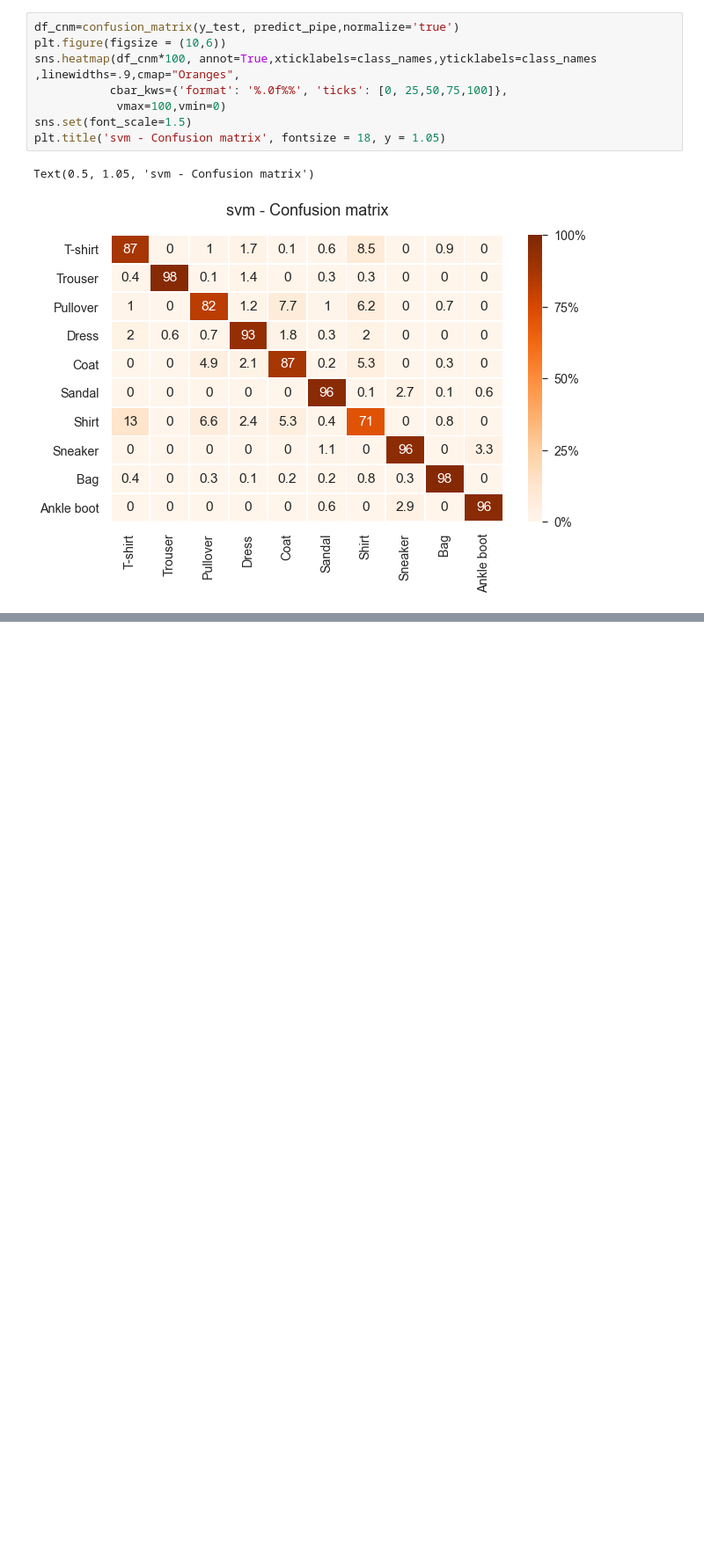
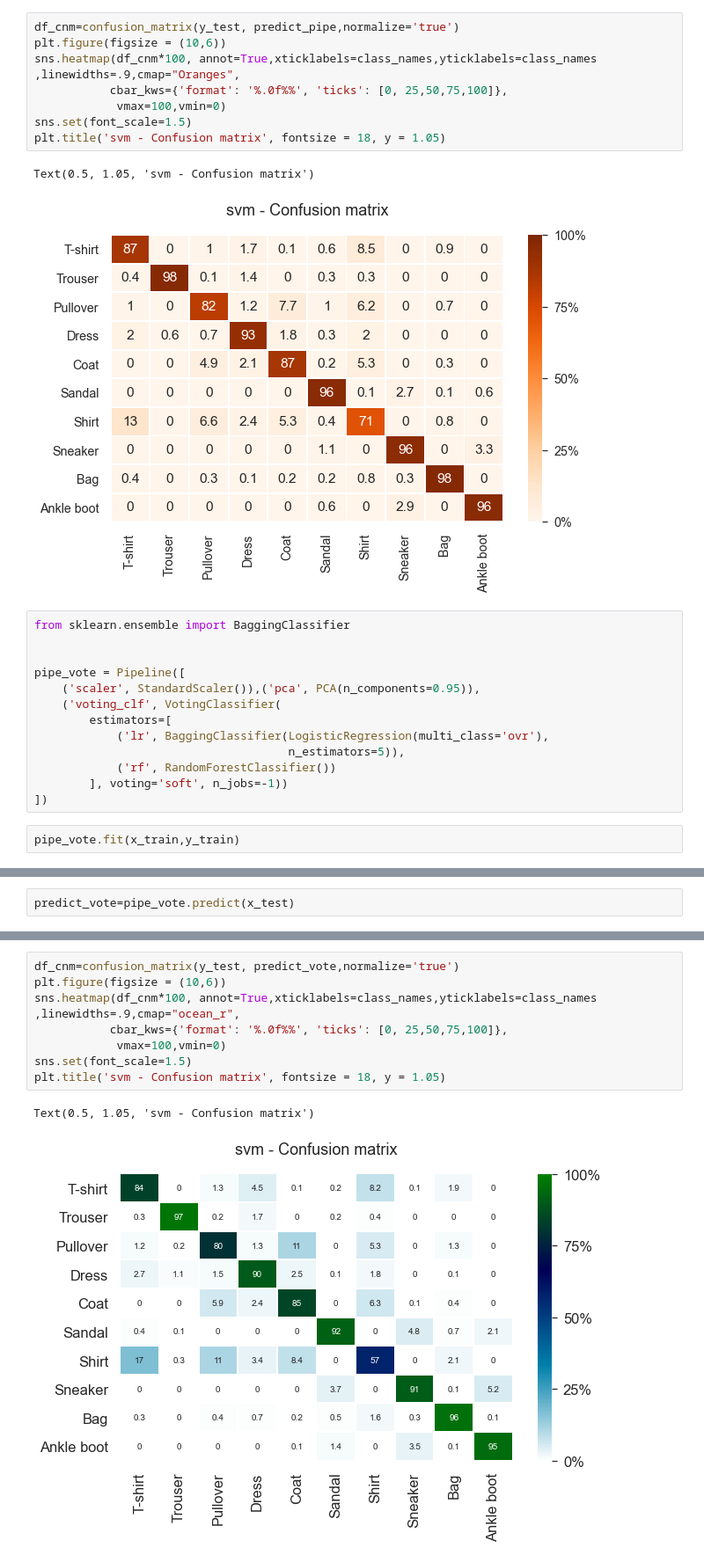
Before and after one commit to noamya-sh/Final-project-SemesterB, a Jupyter notebook: Fashion-Mnist.ipynb, the cells around one changed output, grey strips where cells are left out. Shown: that part at 88% size. Saved outputs shown, nothing was run; the diff lists cells and outputs as text; blank space fills up the shorter version.

Commit message:
bagging and voting

```diff
--- a/Fashion-Mnist.ipynb
+++ b/Fashion-Mnist.ipynb
@@ -367,3 +372,18 @@ plt.title('svm - Confusion matrix', fontsize = 18, y = 1.05)
 # %% [output]
 Text(0.5, 1.05, 'svm - Confusion matrix')
 [figure]
+# %%
+from sklearn.ensemble import BaggingClassifier
+
+
+pipe_vote = Pipeline([
+    ('scaler', StandardScaler()),('pca', PCA(n_components=0.95)),
+    ('voting_clf', VotingClassifier(
+        estimators=[
+            ('lr', BaggingClassifier(LogisticRegression(multi_class='ovr'),
+                                     n_estimators=5)),
+            ('rf', RandomForestClassifier())
+        ], voting='soft', n_jobs=-1))
+])
+# %%
+pipe_vote.fit(x_train,y_train)
@@ -369,0 +398,2 @@ Text(0.5, 1.05, 'svm - Confusion matrix')
+# %%
+predict_vote=pipe_vote.predict(x_test)
@@ -369,0 +419,11 @@ Text(0.5, 1.05, 'svm - Confusion matrix')
+# %%
+df_cnm=confusion_matrix(y_test, predict_vote,normalize='true')
+plt.figure(figsize = (10,6))
+sns.heatmap(df_cnm*100, annot=True,xticklabels=class_names,yticklabels=class_names ,linewidths=.9,cmap="ocean_r",
+           cbar_kws={'format': '%.0f%%', 'ticks': [0, 25,50,75,100]},
+            vmax=100,vmin=0)
+sns.set(font_scale=1.5)
+plt.title('svm - Confusion matrix', fontsize = 18, y = 1.05)
+# %% [output]
+Text(0.5, 1.05, 'svm - Confusion matrix')
+[figure, added]
```
Also changed, not shown: parts of 16 cells of this notebook.
